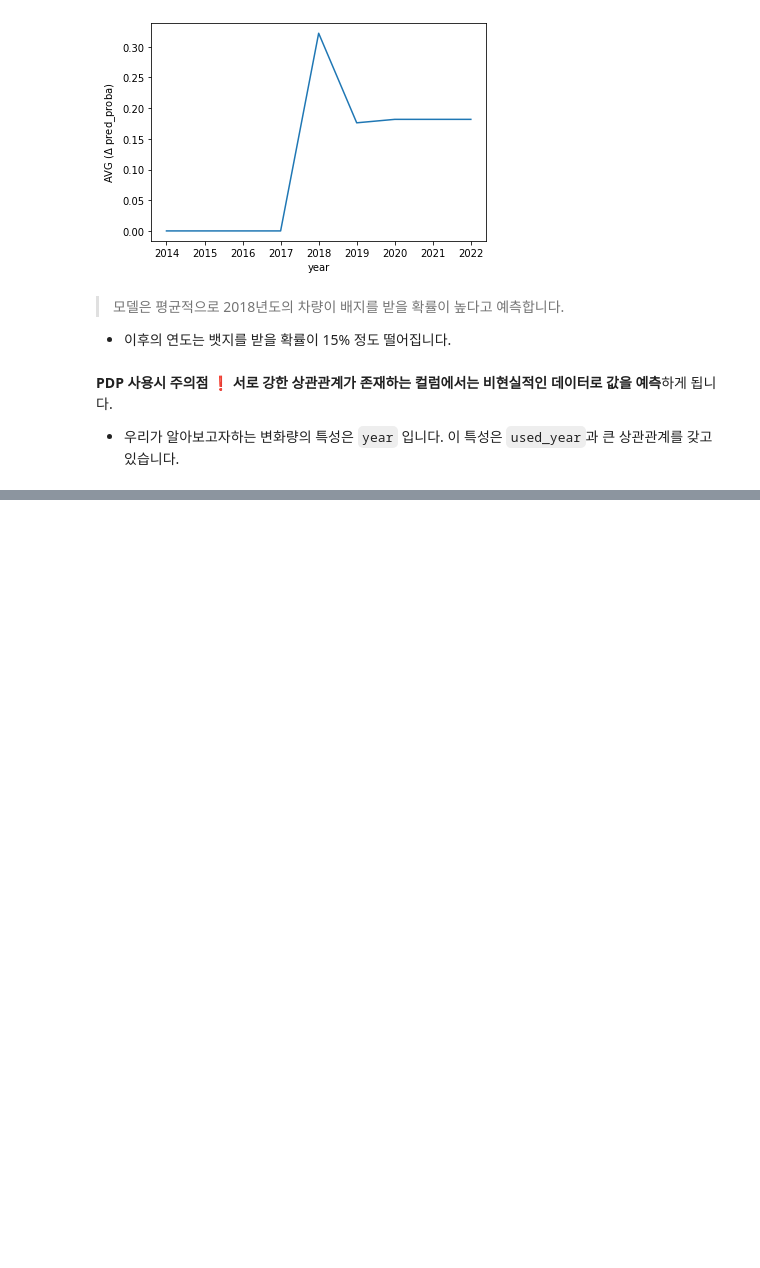
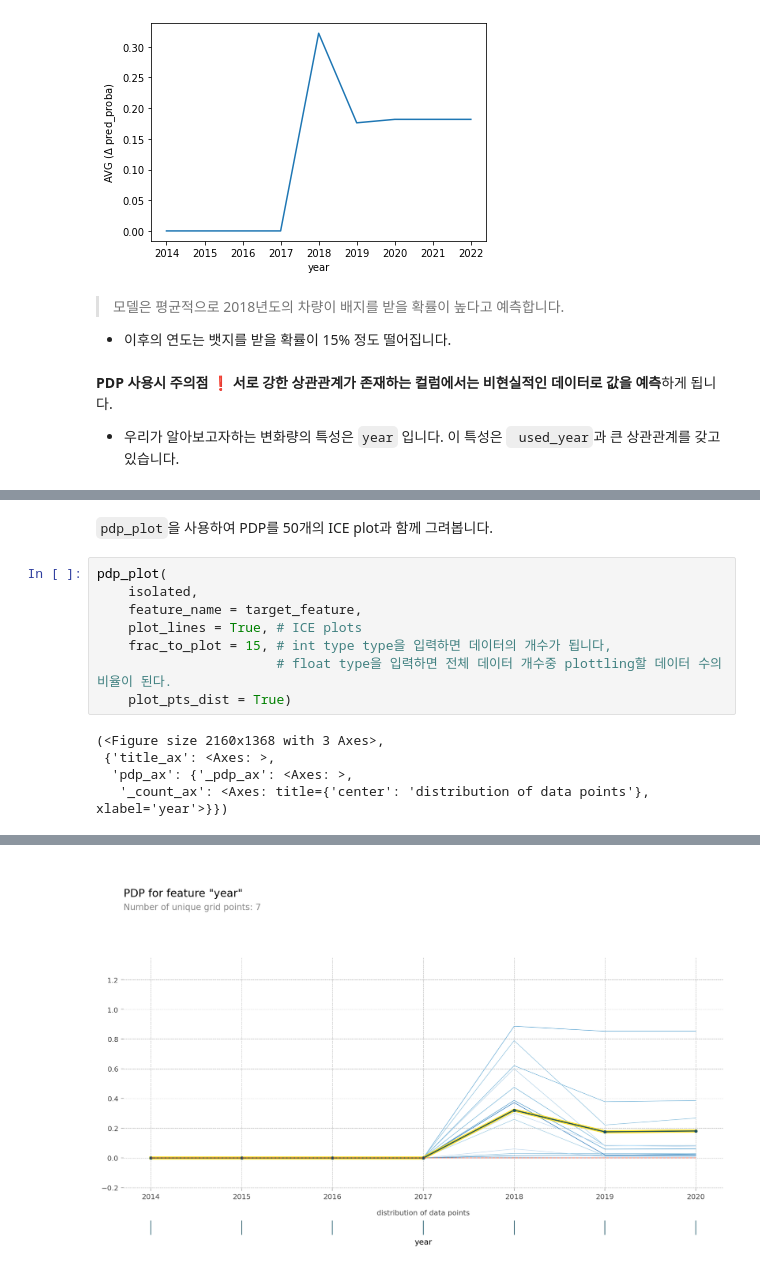
Before and after one commit to 00150/AI_07_JYP_Project_section_02, a Jupyter notebook: Classification_Used_car_modeling.ipynb, the cells around one changed output, grey strips where cells are left out. Saved outputs shown, nothing was run; the diff lists cells and outputs as text; blank space fills up the shorter version.

```diff
--- a/Classification_Used_car_modeling.ipynb
+++ b/Classification_Used_car_modeling.ipynb
@@ -1470,0 +1540,15 @@ plt.show()
+# %% [markdown]
+`pdp_plot`을 사용하여 PDP를 50개의 ICE plot과 함께 그려봅니다.
+# %%
+pdp_plot(
+    isolated,
+    feature_name = target_feature,
+    plot_lines = True, # ICE plots
+    frac_to_plot = 15, # int type type을 입력하면 데이터의 개수가 됩니다,
+                       # float type을 입력하면 전체 데이터 개수중 plottling할 데이터 수의 비율이 된다.
+    plot_pts_dist = True)
+# %% [output]
+(<Figure size 2160x1368 with 3 Axes>,
+ {'title_ax': <Axes: >,
+  'pdp_ax': {'_pdp_ax': <Axes: >,
+   '_count_ax': <Axes: title={'center': 'distribution of data points'}, xlabel='year'>}})
@@ -1470,0 +1572 @@ plt.show()
+[figure, added]
```
Also changed, not shown: parts of 9 cells of this notebook.
